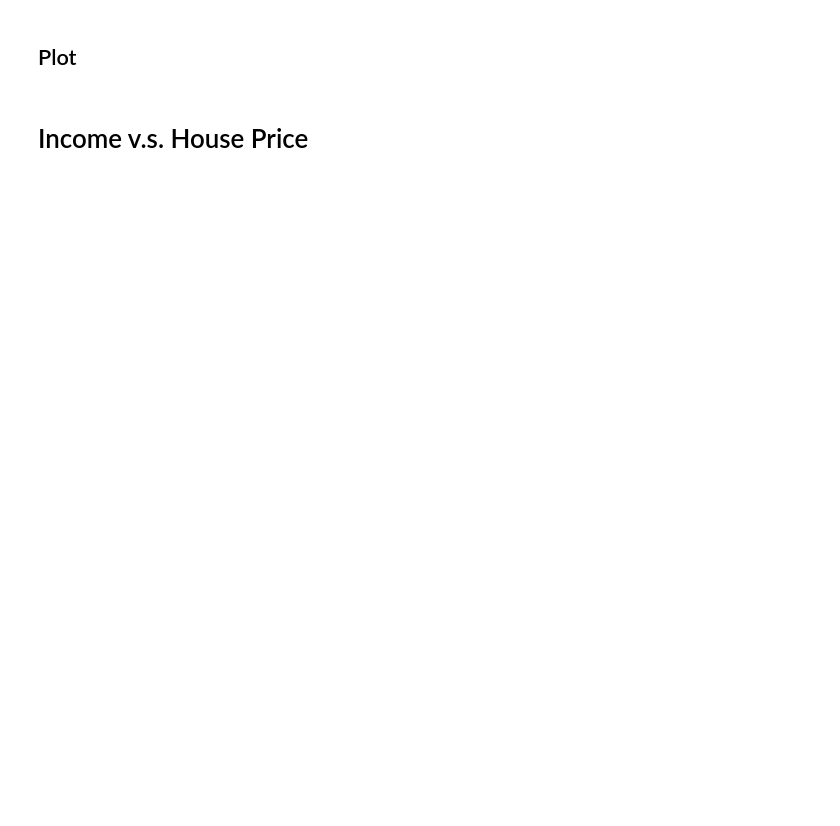
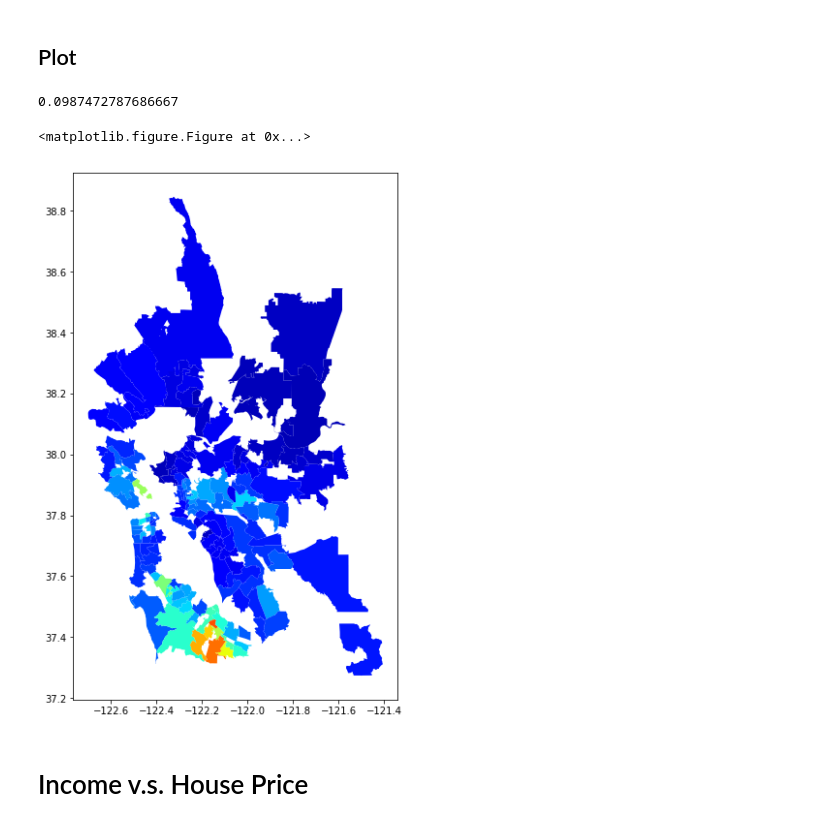
Before and after one commit to heronyang/house-price-vs-income, a Jupyter notebook: Income v.s. House Price.ipynb, the cells around one changed output. Saved outputs shown, nothing was run; the diff lists cells and outputs as text; code cells hidden in the pictures; blank space fills up the shorter version.

```diff
--- a/Income v.s. House Price.ipynb
+++ b/Income v.s. House Price.ipynb
@@ -314,2 +317,0 @@ shape_records = shapefile.Reader(raw_data).shapeRecords()
-# %%
-filtered_shape_records = filter_shape_record(shape_records, zipcode_list)
@@ -320,9 +324,7 @@ import matplotlib.pyplot as plt
 from matplotlib import colors
 from matplotlib import cm as cmx
 # %%
-def get_normalized_df(df):
-
-    return (df - df.min()) / (df.max() - df.min())
-
 normalized_df = get_normalized_df(most_recent_houseprice)
 print(normalized_df.get_value("94558", "price"))
+# %% [output]
+0.0987472787686667
@@ -342,6 +331,9 @@ def plot_shape_price(shape_records, df):
 # %%
 plt.rcParams["figure.figsize"] = [6, 10] # Size: [width, height]
 # %%
-plot_shape_price(filtered_shape_records, normalized_df)
+plot_shapes(filtered_shape_records, normalized_df, "price")
+# %% [output]
+<matplotlib.figure.Figure at 0x...>
+[figure, added]
 # %% [markdown]
 # Income v.s. House Price
```
Also changed, not shown: parts of 32 cells of this notebook, 1 other file.
